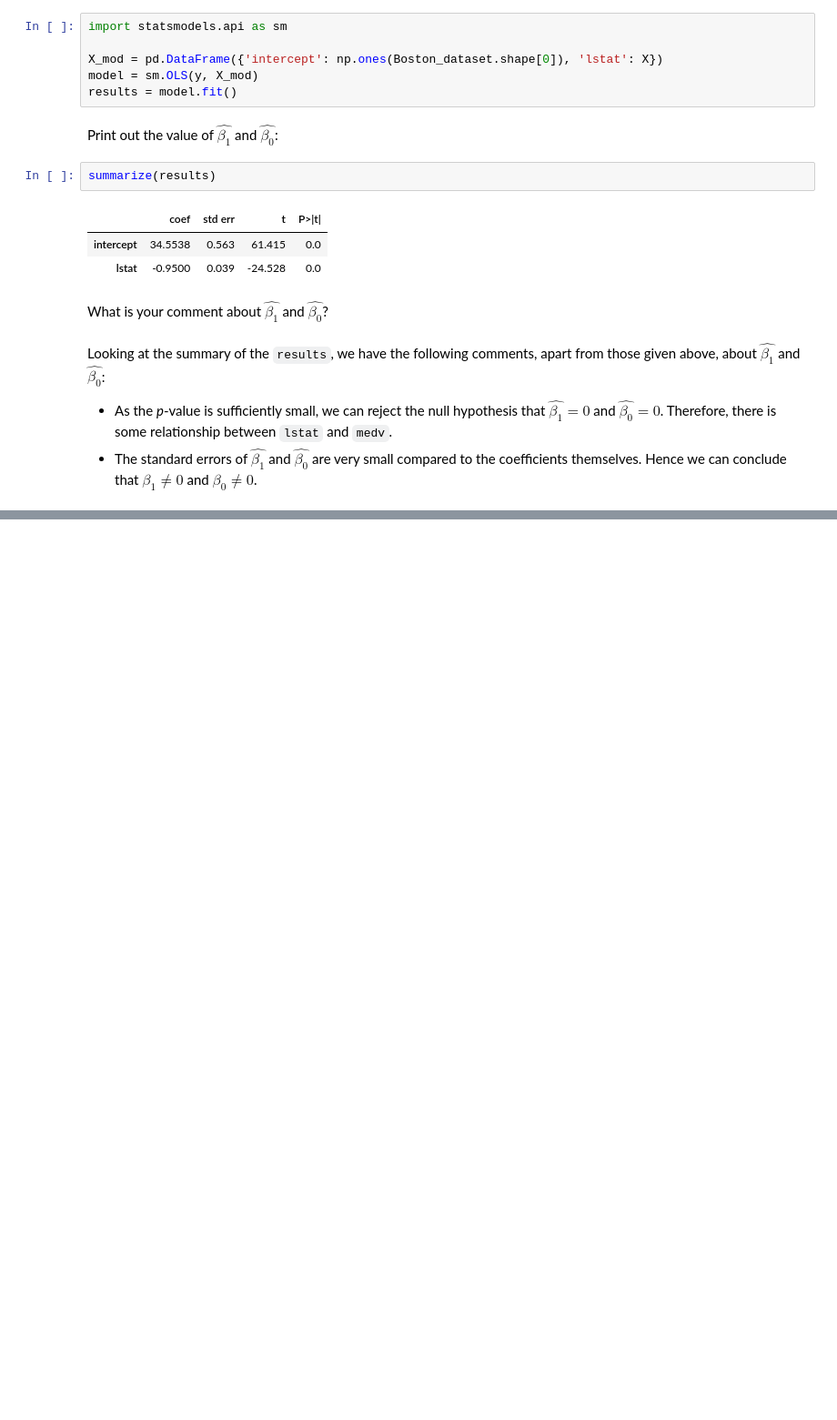
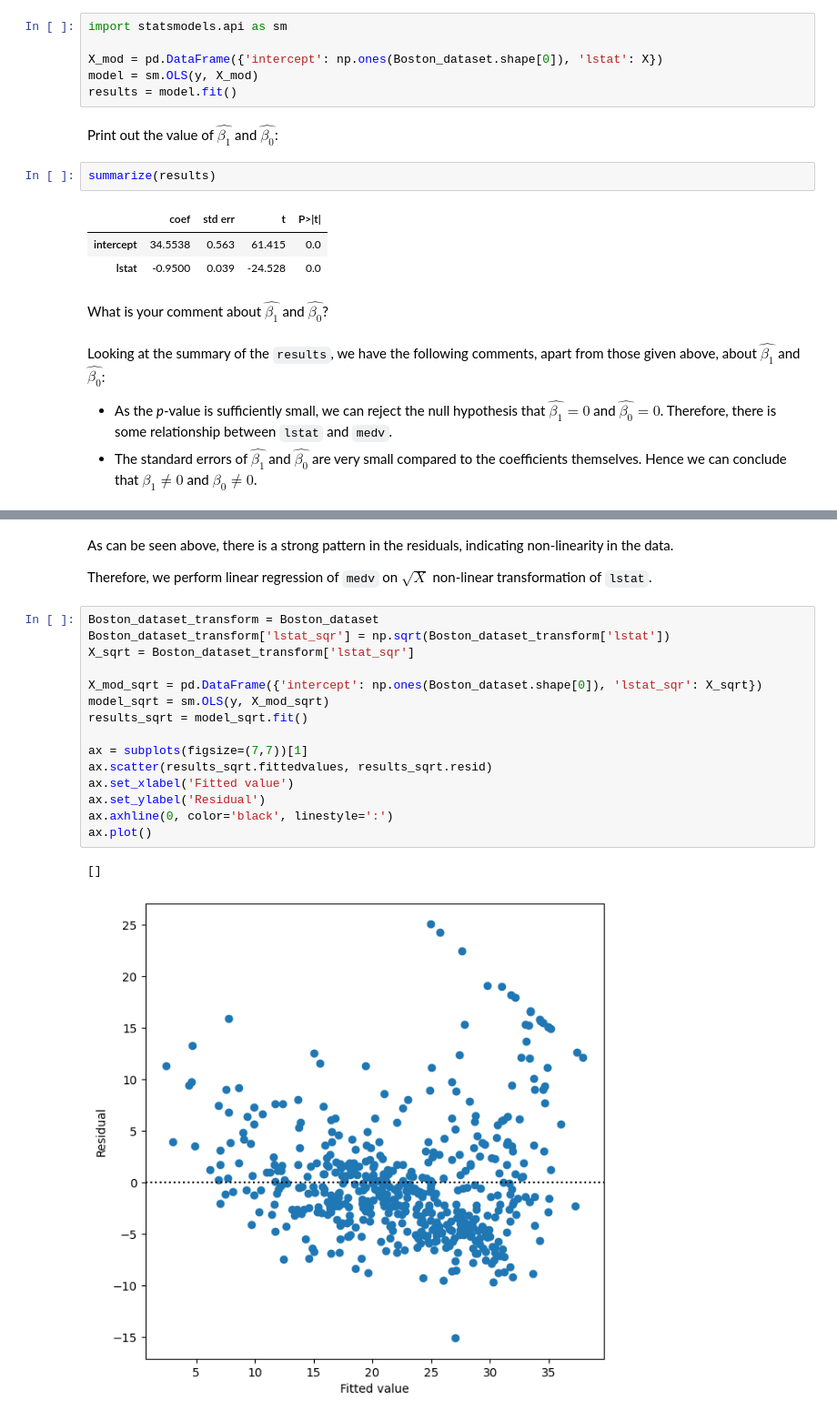
Before and after one commit to gdhdang/DSML-learning-ISL, a Jupyter notebook: Ch03-linreg/estimate_coeff_solution.ipynb, the cells around one changed output, grey strips where cells are left out. Shown: that part at 91% size. Drawn from its saved outputs; the diff is of its cells as text; blank space fills up the shorter version.

```diff
--- a/Ch03-linreg/estimate_coeff_solution.ipynb
+++ b/Ch03-linreg/estimate_coeff_solution.ipynb
@@ -107,0 +136,22 @@ Looking at the summary of the `results`, we have the following comments, apart f
+# %% [markdown]
+As can be seen above, there is a strong pattern in the residuals, indicating non-linearity in the data.
+
+Therefore, we perform linear regression of `medv` on $\sqrt{X}$ non-linear transformation of `lstat`.
+# %%
+Boston_dataset_transform = Boston_dataset
+Boston_dataset_transform['lstat_sqr'] = np.sqrt(Boston_dataset_transform['lstat'])
+X_sqrt = Boston_dataset_transform['lstat_sqr']
+
+X_mod_sqrt = pd.DataFrame({'intercept': np.ones(Boston_dataset.shape[0]), 'lstat_sqr': X_sqrt})
+model_sqrt = sm.OLS(y, X_mod_sqrt)
+results_sqrt = model_sqrt.fit()
+
+ax = subplots(figsize=(7,7))[1]
+ax.scatter(results_sqrt.fittedvalues, results_sqrt.resid)
+ax.set_xlabel('Fitted value')
+ax.set_ylabel('Residual')
+ax.axhline(0, color='black', linestyle=':')
+ax.plot()
+# %% [output]
+[]
+[figure, added]
```
Also changed, not shown: parts of 17 cells of this notebook.
